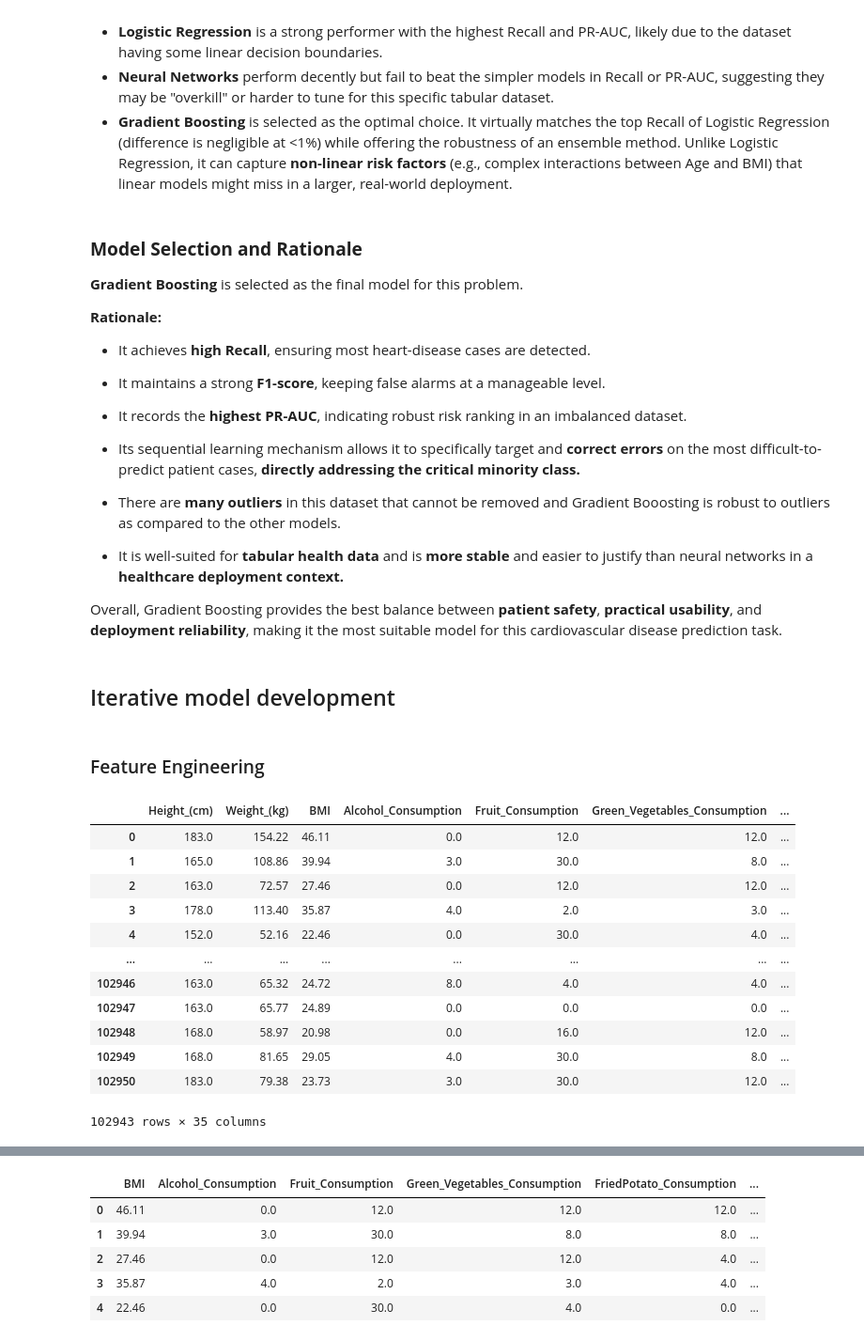
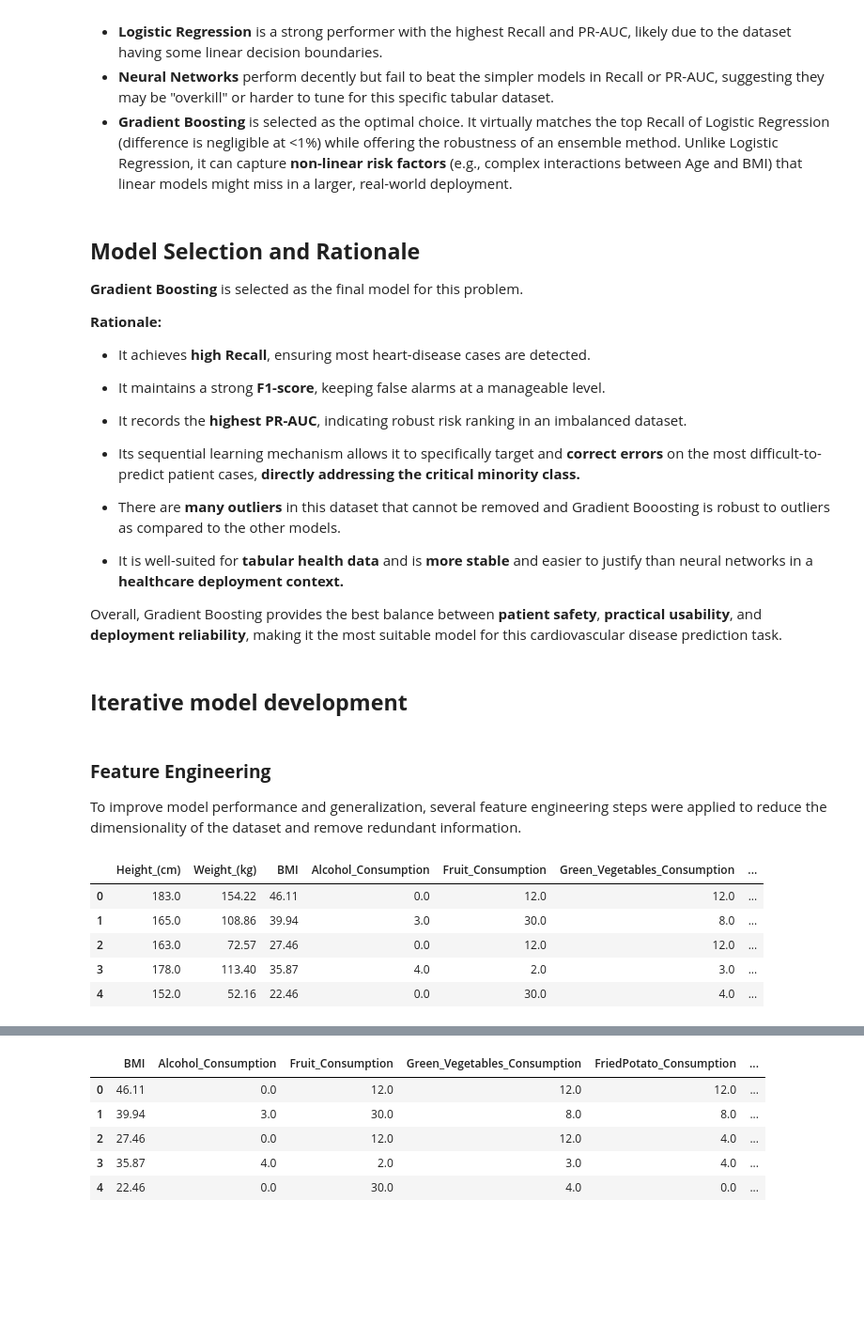
Before and after one commit to Jared-Tenebris/mldp-jared, a Jupyter notebook: cardiovascular_health.ipynb, the cells around one changed output, grey strips where cells are left out. Shown at 94% size. Saved outputs shown, nothing was run; the diff lists cells and outputs as text; code cells hidden in the pictures; blank space fills up the shorter version.

Commit message:
Added Explanations for Observation from Feature Engineering/Selection

```diff
--- a/cardiovascular_health.ipynb
+++ b/cardiovascular_health.ipynb
@@ -1006,7 +1007,7 @@ Based on the class-balanced results, we observe the following:
 - **Neural Networks** perform decently but fail to beat the simpler models in Recall or PR-AUC, suggesting they may be "overkill" or harder to tune for this specific tabular dataset.
 - **Gradient Boosting** is selected as the optimal choice. It virtually matches the top Recall of Logistic Regression (difference is negligible at <1%) while offering the robustness of an ensemble method. Unlike Logistic Regression, it can capture **non-linear risk factors** (e.g., complex interactions between Age and BMI) that linear models might miss in a larger, real-world deployment.
 # %% [markdown]
-### **Model Selection and Rationale**
+## **Model Selection and Rationale**
 
 **Gradient Boosting** is selected as the final model for this problem.
 
@@ -1021,29 +1022,23 @@ Based on the class-balanced results, we observe the following:
 
 Overall, Gradient Boosting provides the best balance between **patient safety**, **practical usability**, and **deployment reliability**, making it the most suitable model for this cardiovascular disease prediction task.
 # %% [markdown]
-## Iterative model development
+## **Iterative model development**
 # %% [markdown]
-### Feature Engineering
+### **Feature Engineering**
+To improve model performance and generalization, several feature engineering steps were applied to reduce the dimensionality of the dataset and remove redundant information.
 # %%
 # This removes the limit on the number of columns displayed
 pd.set_option('display.max_columns', None)
 
 # Now print X
-X
+X.head()
 # %% [output]
 |  | Height_(cm) | Weight_(kg) | BMI | Alcohol_Consumption | Fruit_Consumption | Green_Vegetables_Consumption | ... |
 | 0 | 183.0 | 154.22 | 46.11 | 0.0 | 12.0 | 12.0 | ... |
 | 1 | 165.0 | 108.86 | 39.94 | 3.0 | 30.0 | 8.0 | ... |
 | 2 | 163.0 | 72.57 | 27.46 | 0.0 | 12.0 | 12.0 | ... |
 | 3 | 178.0 | 113.40 | 35.87 | 4.0 | 2.0 | 3.0 | ... |
 | 4 | 152.0 | 52.16 | 22.46 | 0.0 | 30.0 | 4.0 | ... |
-| ... | ... | ... | ... | ... | ... | ... | ... |
-| 102946 | 163.0 | 65.32 | 24.72 | 8.0 | 4.0 | 4.0 | ... |
-| 102947 | 163.0 | 65.77 | 24.89 | 0.0 | 0.0 | 0.0 | ... |
-| 102948 | 168.0 | 58.97 | 20.98 | 0.0 | 16.0 | 12.0 | ... |
-| 102949 | 168.0 | 81.65 | 29.05 | 4.0 | 30.0 | 8.0 | ... |
-| 102950 | 183.0 | 79.38 | 23.73 | 3.0 | 30.0 | 12.0 | ... |
-102943 rows × 35 columns
 # %%
 ##  Start a feature-engineered copy
 X_fe = X.copy()
```
Also changed, not shown: parts of 26 cells of this notebook.
